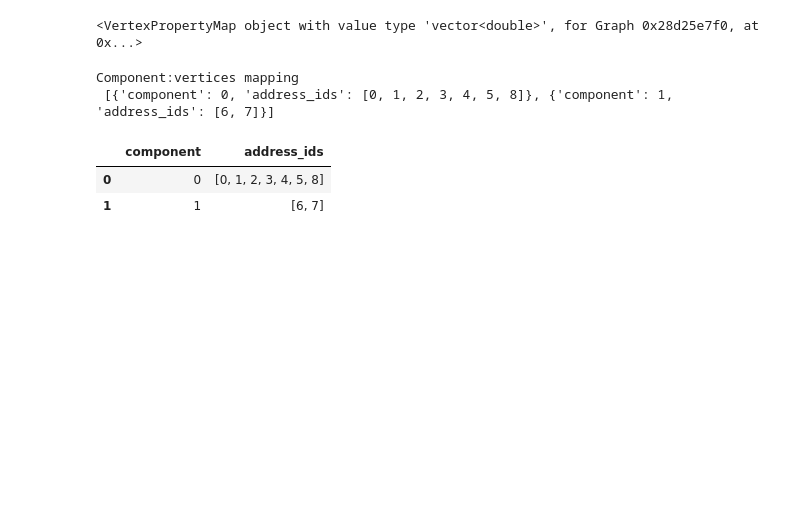
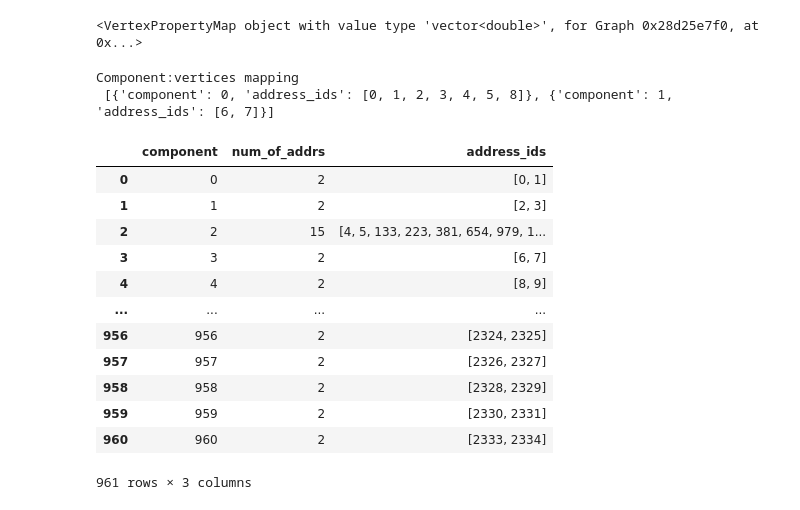
Before and after one commit to NidhiAgrawal27/Masters_Project, a Jupyter notebook: correspondence_network/src/mains/trial.ipynb, the cells around one changed output. Saved outputs shown, nothing was run; the diff lists cells and outputs as text; code cells hidden in the pictures; blank space fills up the shorter version.

```diff
--- a/correspondence_network/src/mains/trial.ipynb
+++ b/correspondence_network/src/mains/trial.ipynb
@@ -148,7 +168,18 @@ Component:vertices mapping
 # %%
-df = pd.read_csv('../../logs/sample_logs/generated_files/components.csv')
+import pandas as pd
+df = pd.read_csv('../../logs/IoTa_logs/generated_files/components.csv')
 df
 # %% [output]
-|  | component | address_ids |
-| 0 | 0 | [0, 1, 2, 3, 4, 5, 8] |
-| 1 | 1 | [6, 7] |
+|  | component | num_of_addrs | address_ids |
+| 0 | 0 | 2 | [0, 1] |
+| 1 | 1 | 2 | [2, 3] |
+| 2 | 2 | 15 | [4, 5, 133, 223, 381, 654, 979, 1... |
+| 3 | 3 | 2 | [6, 7] |
+| 4 | 4 | 2 | [8, 9] |
+| ... | ... | ... | ... |
+| 956 | 956 | 2 | [2324, 2325] |
+| 957 | 957 | 2 | [2326, 2327] |
+| 958 | 958 | 2 | [2328, 2329] |
+| 959 | 959 | 2 | [2330, 2331] |
+| 960 | 960 | 2 | [2333, 2334] |
+961 rows × 3 columns
```
Also changed, not shown: parts of 2 cells of this notebook, 32 other files.
